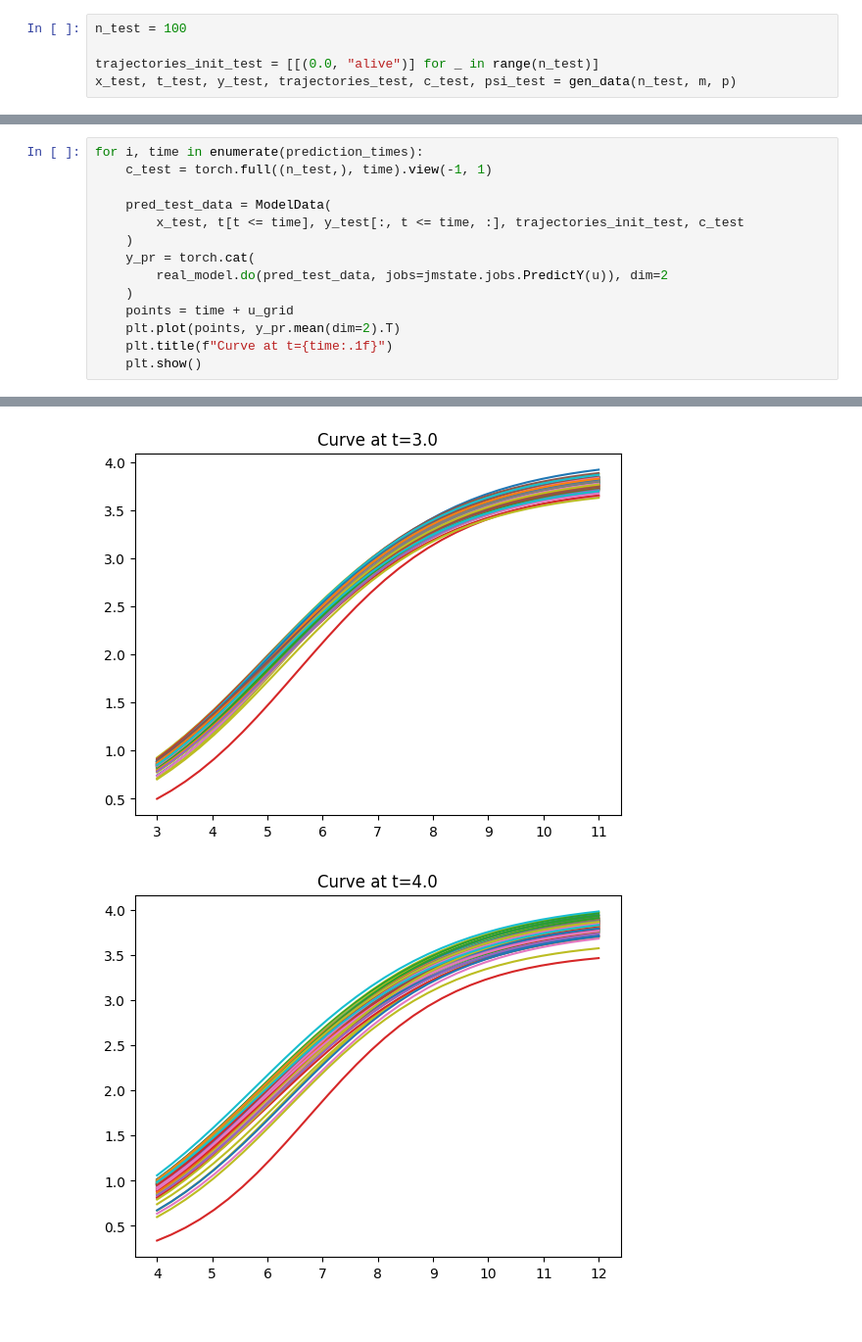
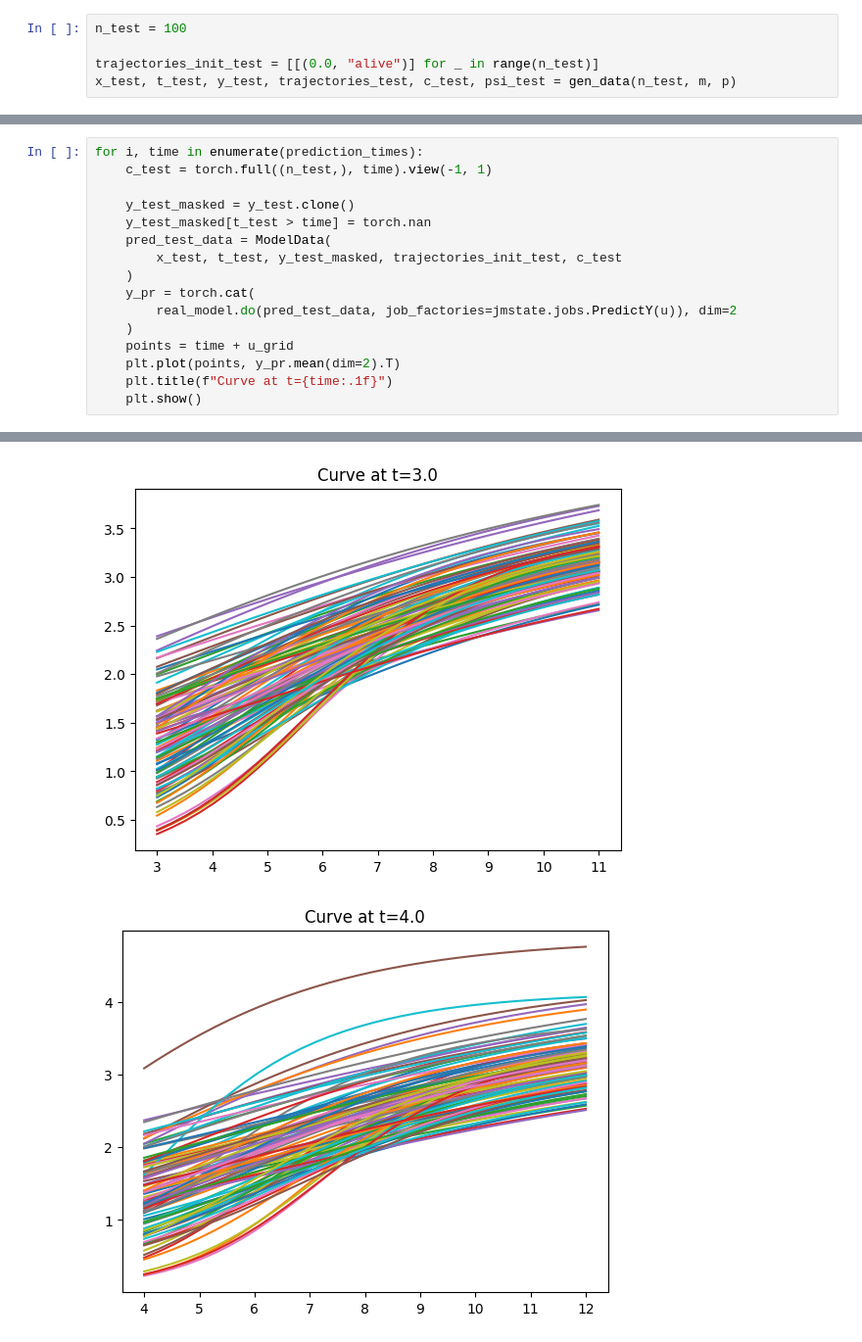
Before and after one commit to felixlaplante/jmstate, a Jupyter notebook: forecast-test.ipynb, the cells around one changed output, grey strips where cells are left out. Shown at 98% size. Cells and saved outputs as stored; diff of their text form.

```diff
--- a/forecast-test.ipynb
+++ b/forecast-test.ipynb
@@ -233,11 +235,13 @@ print(pointwise_coverage)
 for i, time in enumerate(prediction_times):
     c_test = torch.full((n_test,), time).view(-1, 1)
 
+    y_test_masked = y_test.clone()
+    y_test_masked[t_test > time] = torch.nan
     pred_test_data = ModelData(
-        x_test, t[t <= time], y_test[:, t <= time, :], trajectories_init_test, c_test
+        x_test, t_test, y_test_masked, trajectories_init_test, c_test
     )
     y_pr = torch.cat(
-        real_model.do(pred_test_data, jobs=jmstate.jobs.PredictY(u)), dim=2
+        real_model.do(pred_test_data, job_factories=jmstate.jobs.PredictY(u)), dim=2
     )
     points = time + u_grid
     plt.plot(points, y_pr.mean(dim=2).T)
@@ -249,2 +253,2 @@ for i, time in enumerate(prediction_times):
-[figure, old version]
+[figure, new version]
-[figure, old version]
+[figure, new version]
```
Also changed, not shown: parts of 3 cells of this notebook, 3 other files.
